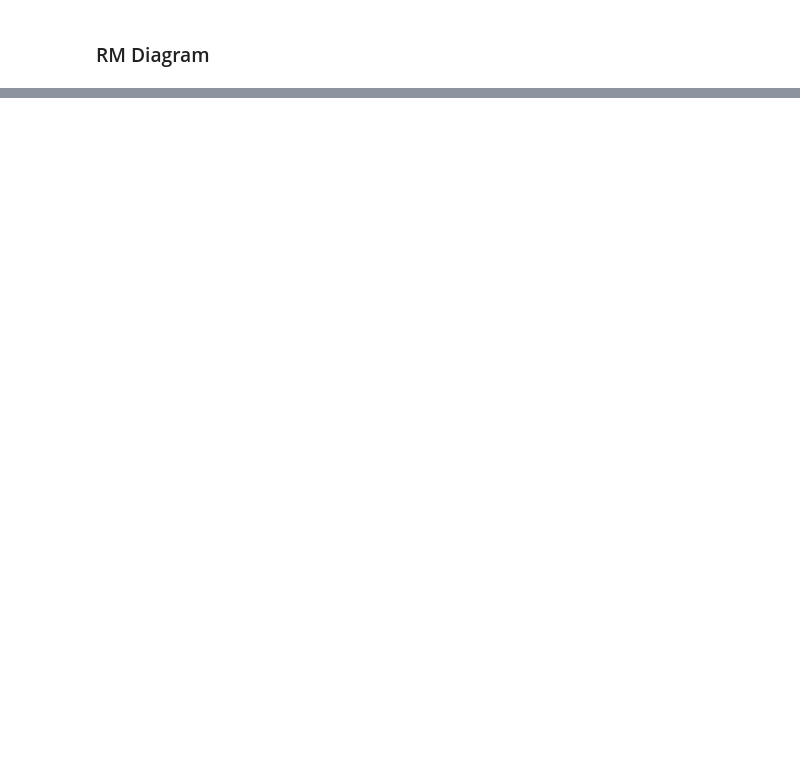
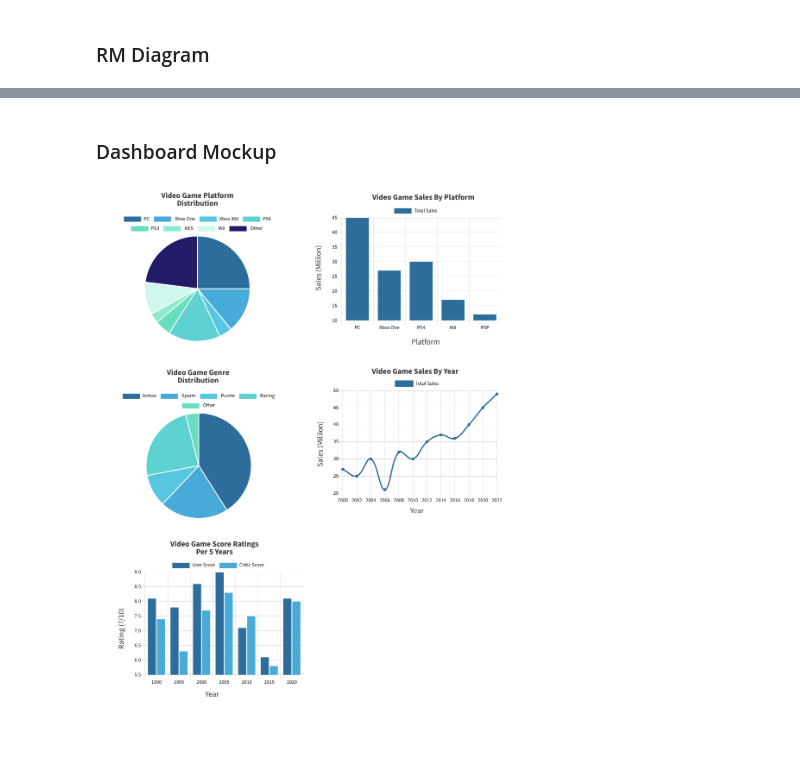
Before and after one commit to joshreed114/CSC325-Term_Project, a Jupyter notebook: CSC325 - Milestone 1.ipynb, the cells around one changed output, grey strips where cells are left out. Cells and saved outputs as stored; diff of their text form; code cells hidden in the pictures; blank space fills up the shorter version.

```diff
--- a/CSC325 - Milestone 1.ipynb
+++ b/CSC325 - Milestone 1.ipynb
@@ -61,0 +66,8 @@ display.Image("RM Diagram.png")
+# %% [markdown]
+### Dashboard Mockup
+# %%
+#displays dashboard mockup
+from IPython import display
+display.Image("Dashboard Mockup.png")
+# %% [output]
+[figure, added]
```
Also changed, not shown: parts of 3 cells of this notebook, 3 other files.
